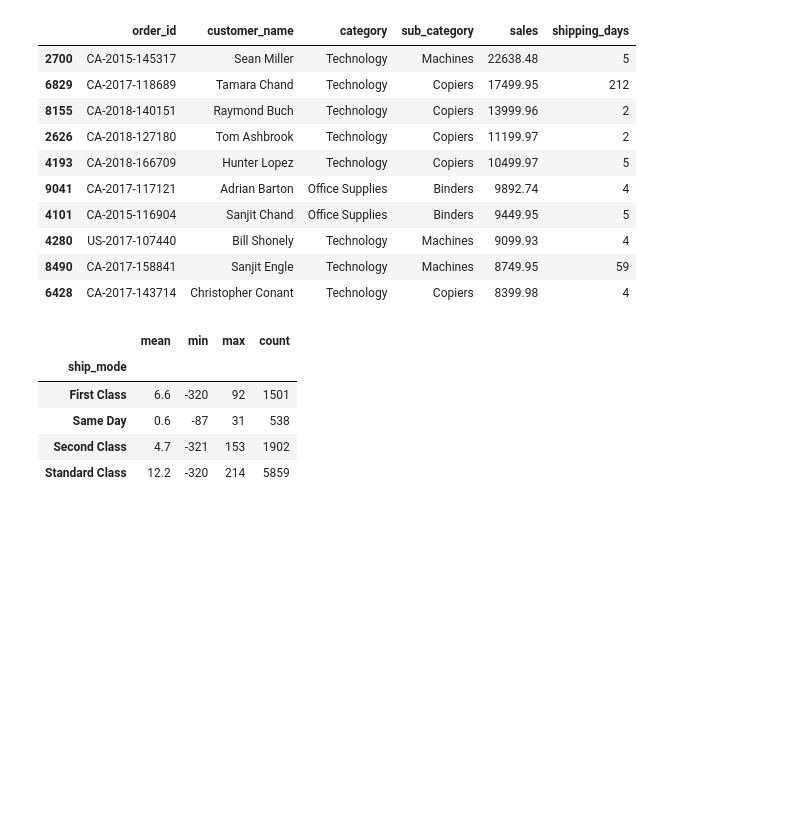
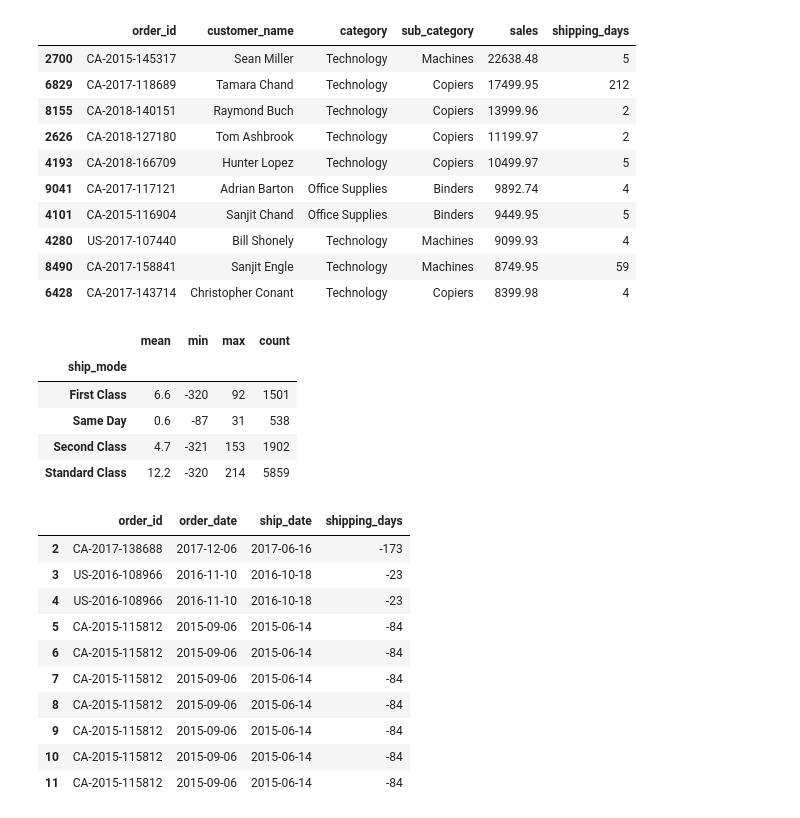
Before and after one commit to suzzzel5/Superstore-end-to-end-analysis, a Jupyter notebook: notebooks/data_analysis.ipynb, the cells around one changed output. Saved outputs shown, nothing was run; the diff lists cells and outputs as text; code cells hidden in the pictures; blank space fills up the shorter version.

```diff
--- a/notebooks/data_analysis.ipynb
+++ b/notebooks/data_analysis.ipynb
@@ -146,3 +147,18 @@ shipping_summary
 | Same Day | 0.6 | -87 | 31 | 538 |
 | Second Class | 4.7 | -321 | 153 | 1902 |
 | Standard Class | 12.2 | -320 | 214 | 5859 |
+# %%
+## Look at actual raw rows with negative shipping days
+df[df['shipping_days'] < 0][['order_id', 'order_date', 'ship_date', 'shipping_days']].head(10)
+# %% [output]
+|  | order_id | order_date | ship_date | shipping_days |
+| 2 | CA-2017-138688 | 2017-12-06 | 2017-06-16 | -173 |
+| 3 | US-2016-108966 | 2016-11-10 | 2016-10-18 | -23 |
+| 4 | US-2016-108966 | 2016-11-10 | 2016-10-18 | -23 |
+| 5 | CA-2015-115812 | 2015-09-06 | 2015-06-14 | -84 |
+| 6 | CA-2015-115812 | 2015-09-06 | 2015-06-14 | -84 |
+| 7 | CA-2015-115812 | 2015-09-06 | 2015-06-14 | -84 |
+| 8 | CA-2015-115812 | 2015-09-06 | 2015-06-14 | -84 |
+| 9 | CA-2015-115812 | 2015-09-06 | 2015-06-14 | -84 |
+| 10 | CA-2015-115812 | 2015-09-06 | 2015-06-14 | -84 |
+| 11 | CA-2015-115812 | 2015-09-06 | 2015-06-14 | -84 |
```
Also changed, not shown: parts of 18 cells of this notebook, 1 other file.
